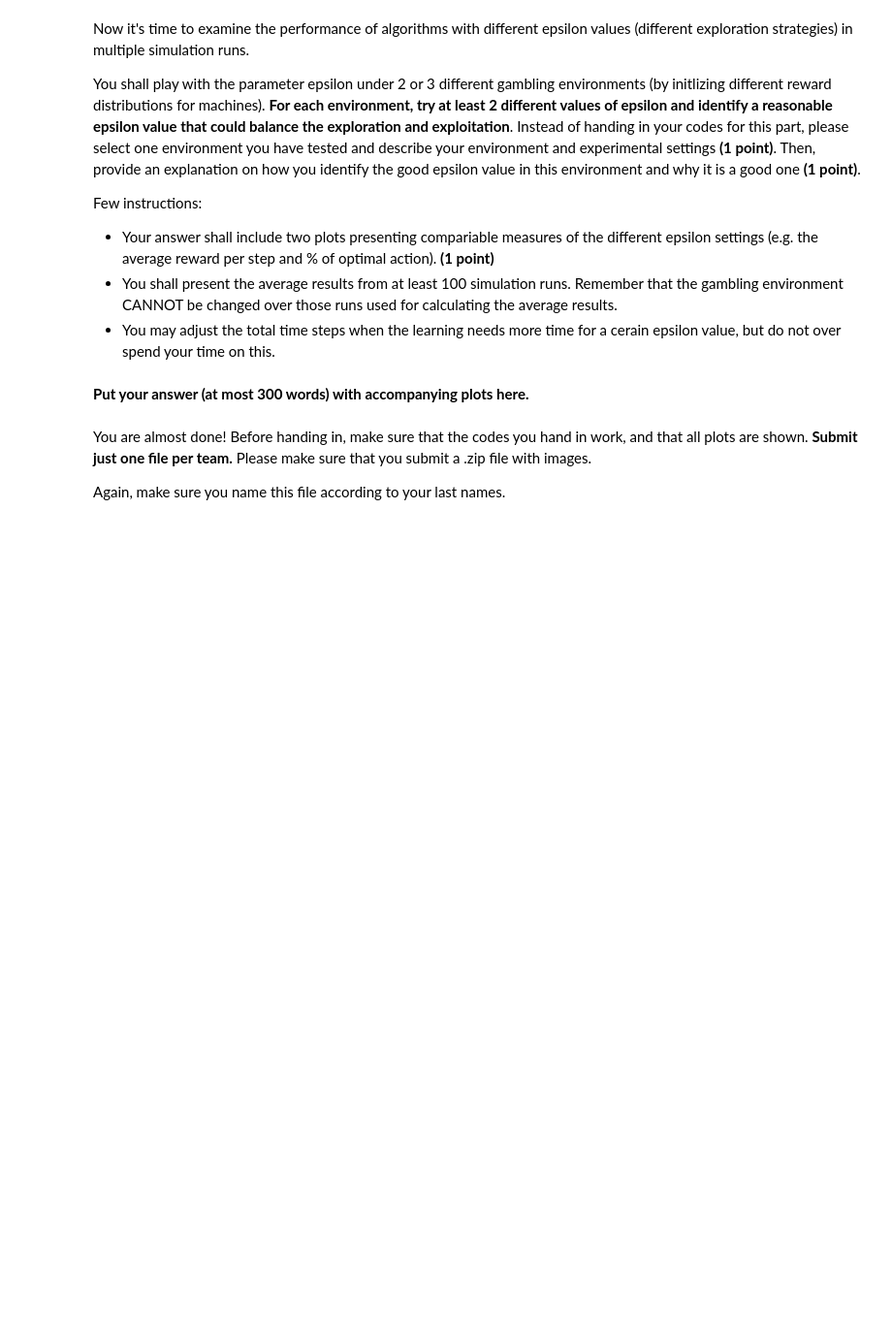
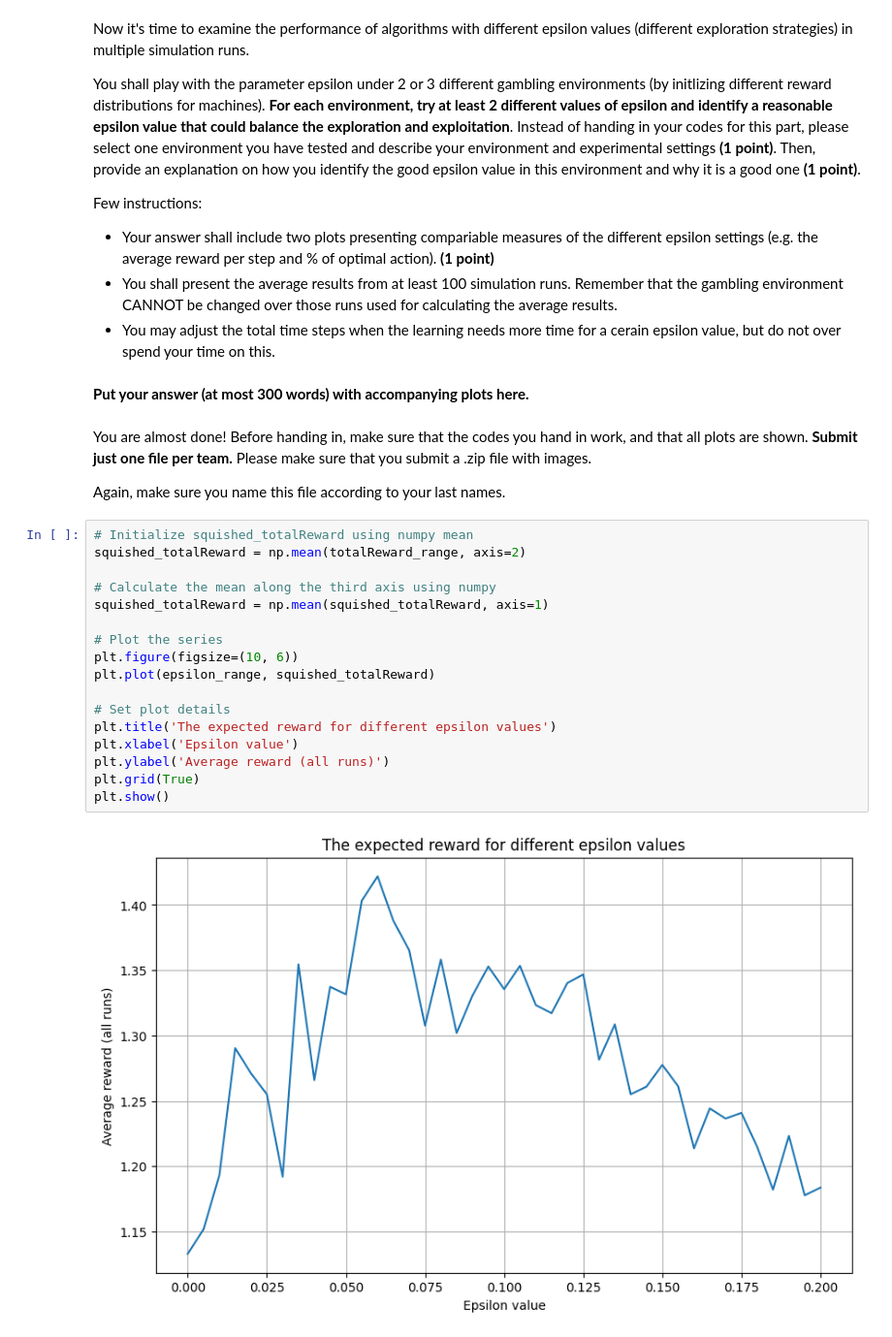
Before and after one commit to leidindi/AML, a Jupyter notebook: ass1/Ass 1/johannsson-lazaridis.ipynb, the cells around one changed output. Shown at 97% size. Saved outputs shown, nothing was run; the diff lists cells and outputs as text; blank space fills up the shorter version.

```diff
--- a/ass1/Ass 1/johannsson-lazaridis.ipynb
+++ b/ass1/Ass 1/johannsson-lazaridis.ipynb
@@ -317,3 +337,22 @@ Few instructions:
 You are almost done! Before handing in, make sure that the codes you hand in work, and that all plots are shown. **Submit just one file per team.** Please make sure that you submit a .zip file with images.
 
 Again, make sure you name this file according to your last names.
+# %%
+# Initialize squished_totalReward using numpy mean
+squished_totalReward = np.mean(totalReward_range, axis=2)
+
+# Calculate the mean along the third axis using numpy
+squished_totalReward = np.mean(squished_totalReward, axis=1)
+
+# Plot the series
+plt.figure(figsize=(10, 6))
+plt.plot(epsilon_range, squished_totalReward)
+
+# Set plot details
+plt.title('The expected reward for different epsilon values')
+plt.xlabel('Epsilon value')
+plt.ylabel('Average reward (all runs)')
+plt.grid(True)
+plt.show()
+# %% [output]
+[figure, added]
```
Also changed, not shown: parts of 22 cells of this notebook, 19 other files.
